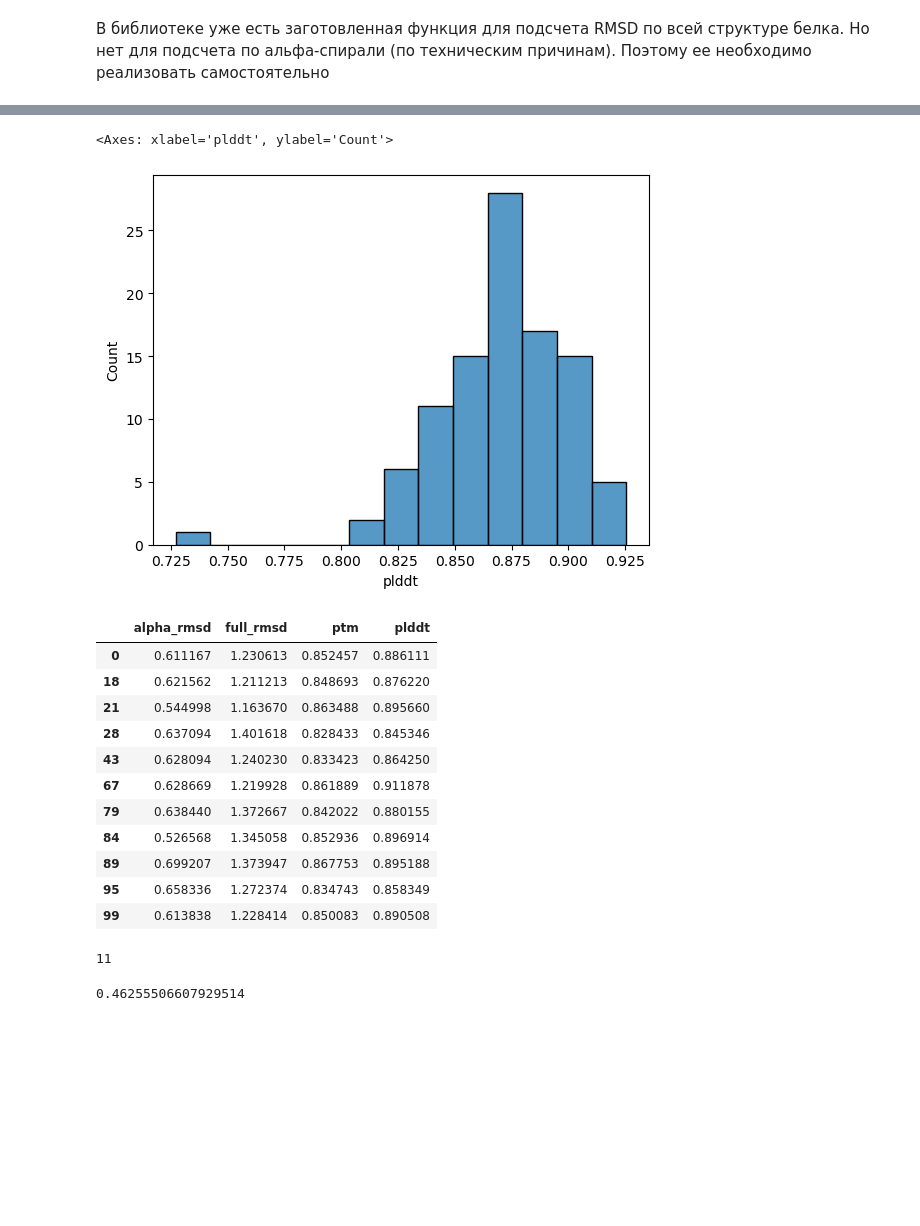
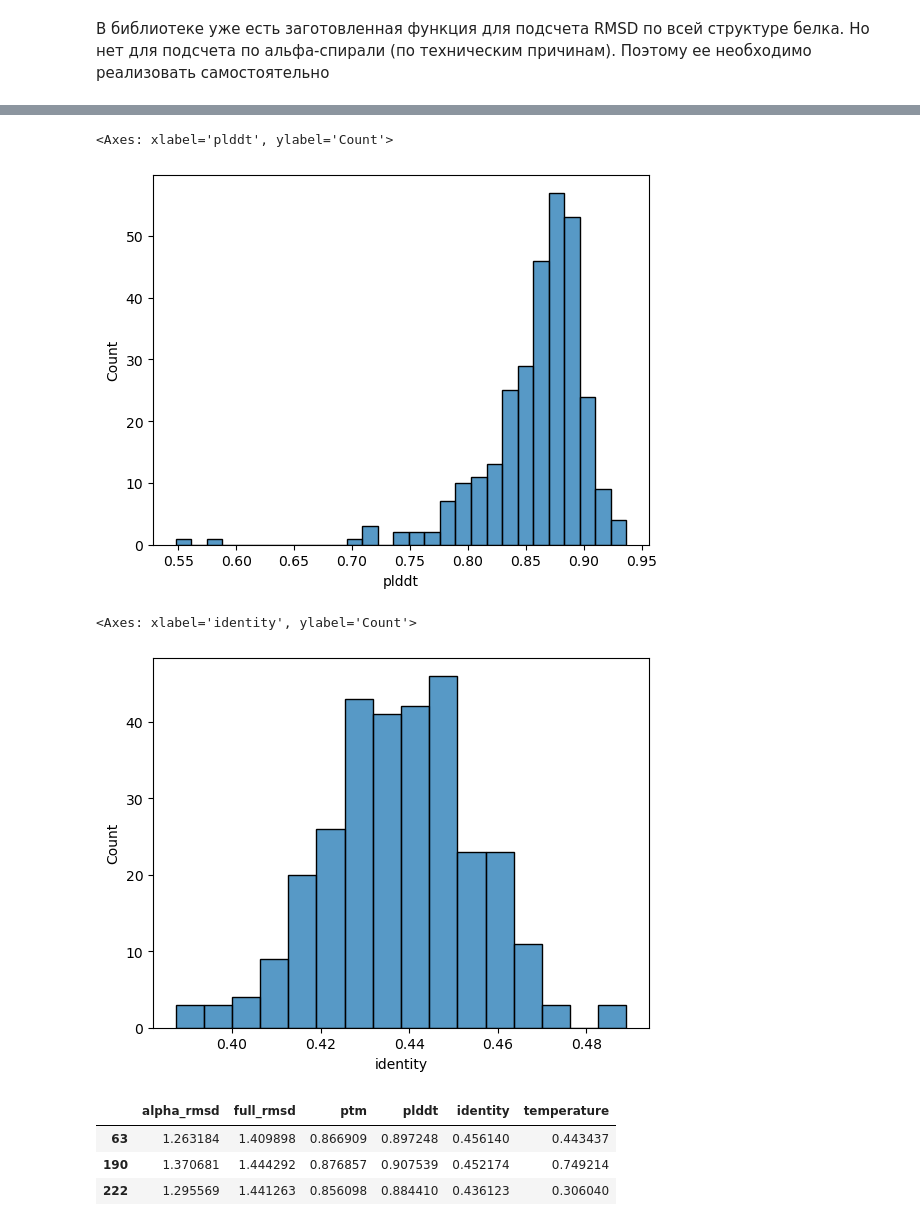
Before and after one commit to rimgro/biocadprotein, a Jupyter notebook: notebooks/generation_proteins.ipynb, the cells around one changed output, grey strips where cells are left out. Saved outputs shown, nothing was run; the diff lists cells and outputs as text; code cells hidden in the pictures; blank space fills up the shorter version.

```diff
--- a/notebooks/generation_proteins.ipynb
+++ b/notebooks/generation_proteins.ipynb
@@ -67,13 +51,3 @@ from tqdm import trange
 # %%
-metrics = []
-proteins = []
+data = [] # Информация для анализа
+proteins = [] # Структура и последовательность белков
-# %%
-protein, metric = gfp_generator.generate(
-    metric_list=[
-        Metric(phelix_rmsd, alpha_phelix=gfp_aplha_phelix),
-        Metric('rmsd'),
-        Metric('ptm', calculate_on_full_atom=False),
-        Metric('plddt', calculate_on_full_atom=False)
-    ],
-    fix_protein=True
-)
@@ -90,14 +56,21 @@ fixed_protein = utils.fix_protein(protein)
 # %%
-for _ in trange(1):
+for _ in trange(300):
+    # Случайно выбираем температуру
+    temperature = random.uniform(0.0, 1.5)
+
+    # Генерируем белок, передавая на вход список метрик, температуру и флаг fix_protein=True, который означает,
+    # что мы хотим получить полную структуру молекулы (а не только скелет), добавив недостающие атомы
     protein, metric = gfp_generator.generate(
         metric_list=[
-            CustomMetric(phelix_rmsd, gfp_aplha_phelix),
-            'rmsd',
+            Metric(phelix_rmsd, alpha_phelix=gfp_aplha_phelix, calculate_on_full_atom=True),
+            Metric('rmsd', calculate_on_full_atom=True),
             'ptm',
             'plddt',
             'identity'
-        ]
+        ],
+        temperature=temperature,
+        fix_protein=True
     )
 
-    metrics.append(metric)
-    proteins.append(protein)
+    data.append(metric + [temperature])
+    proteins.append(protein['full_atom'])
@@ -104,6 +79,6 @@ for _ in trange(1):
 # %%
 import pandas as pd
-metrics_df = pd.DataFrame(metrics, columns=['alpha_rmsd', 'full_rmsd', 'ptm', 'plddt', 'identity'])
+metrics_df = pd.DataFrame(data, columns=['alpha_rmsd', 'full_rmsd', 'ptm', 'plddt', 'identity', 'temperature'])
 # %%
 metrics_df.head()
 # %% [output]
@@ -132,29 +110,18 @@ sns.histplot(data=metrics_df, x='ptm')
 sns.histplot(data=metrics_df, x='plddt')
 # %% [output]
 <Axes: xlabel='plddt', ylabel='Count'>
-[figure, old version]
+[figure, new version]
+# %%
+import seaborn as sns
+sns.histplot(data=metrics_df, x='identity')
+# %% [output]
+<Axes: xlabel='identity', ylabel='Count'>
+[figure, added]
 # %%
-metrics_df_filtered = metrics_df[(metrics_df['alpha_rmsd'] <= 0.7) & (metrics_df['full_rmsd'] <= 1.5)]
+metrics_df_filtered = metrics_df[(metrics_df['alpha_rmsd'] <= 1.5) & (metrics_df['full_rmsd'] <= 1.5)]
 metrics_df_filtered
 # %% [output]
-|  | alpha_rmsd | full_rmsd | ptm | plddt |
-| 0 | 0.611167 | 1.230613 | 0.852457 | 0.886111 |
-| 18 | 0.621562 | 1.211213 | 0.848693 | 0.876220 |
-| 21 | 0.544998 | 1.163670 | 0.863488 | 0.895660 |
-| 28 | 0.637094 | 1.401618 | 0.828433 | 0.845346 |
-| 43 | 0.628094 | 1.240230 | 0.833423 | 0.864250 |
-| 67 | 0.628669 | 1.219928 | 0.861889 | 0.911878 |
-| 79 | 0.638440 | 1.372667 | 0.842022 | 0.880155 |
-| 84 | 0.526568 | 1.345058 | 0.852936 | 0.896914 |
-| 89 | 0.699207 | 1.373947 | 0.867753 | 0.895188 |
-| 95 | 0.658336 | 1.272374 | 0.834743 | 0.858349 |
-| 99 | 0.613838 | 1.228414 | 0.850083 | 0.890508 |
+|  | alpha_rmsd | full_rmsd | ptm | plddt | identity | temperature |
+| 63 | 1.263184 | 1.409898 | 0.866909 | 0.897248 | 0.456140 | 0.443437 |
+| 190 | 1.370681 | 1.444292 | 0.876857 | 0.907539 | 0.452174 | 0.749214 |
+| 222 | 1.295569 | 1.441263 | 0.856098 | 0.884410 | 0.436123 | 0.306040 |
-# %%
-len(metrics_df_filtered)
-# %% [output]
-11
-# %%
-from fpgen.metrics import seq_identity
-seq_identity(proteins[67], gfp_protein)
-# %% [output]
-0.46255506607929514
```
Also changed, not shown: parts of 20 cells of this notebook, 2 other files.
